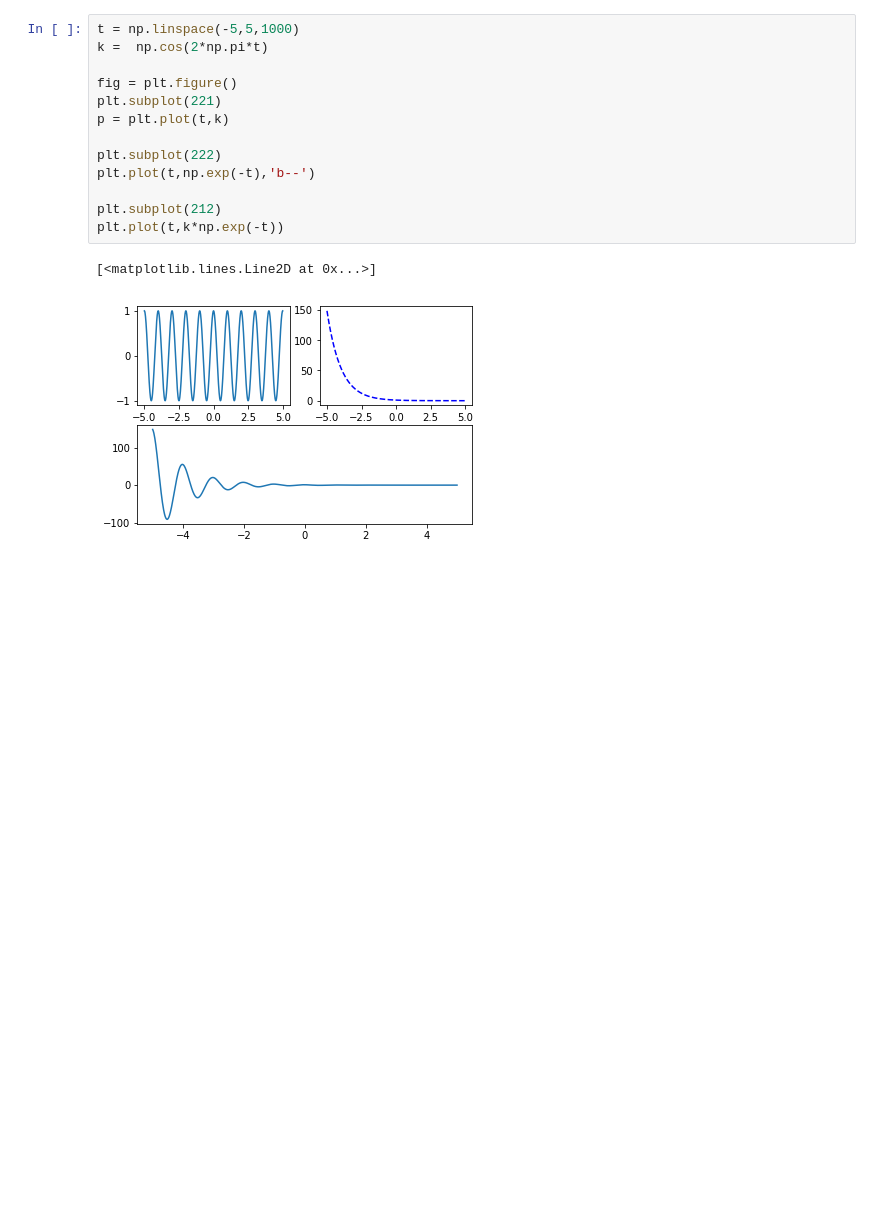
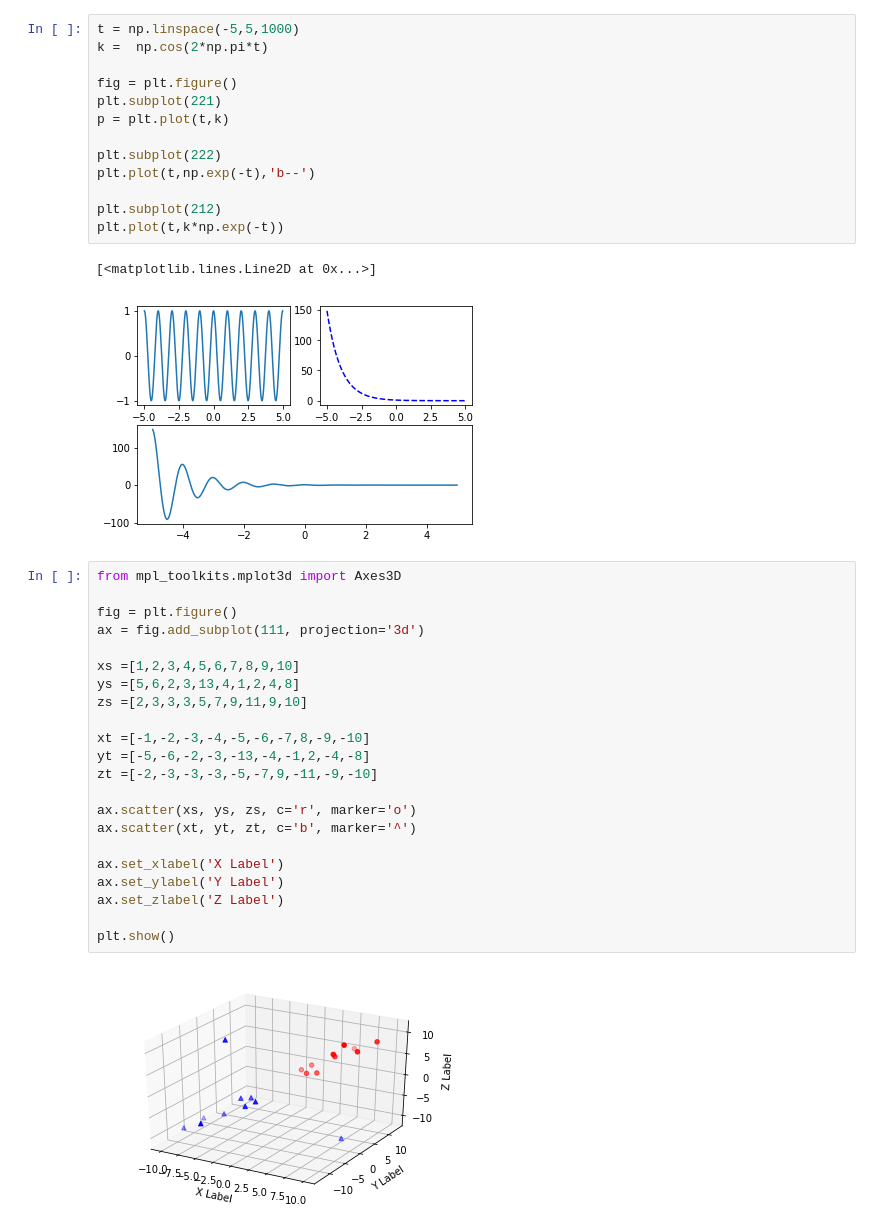
Before and after one commit to mshilpaa/machine_learning, a Jupyter notebook: matplotlib tutorial.ipynb, the cells around one changed output. Drawn from its saved outputs; the diff is of its cells as text; blank space fills up the shorter version.

```diff
--- a/matplotlib tutorial.ipynb
+++ b/matplotlib tutorial.ipynb
@@ -124,3 +124,27 @@ plt.plot(t,k*np.exp(-t))
 # %% [output]
 [<matplotlib.lines.Line2D at 0x...>]
 [figure]
+# %%
+from mpl_toolkits.mplot3d import Axes3D
+
+fig = plt.figure()
+ax = fig.add_subplot(111, projection='3d')
+
+xs =[1,2,3,4,5,6,7,8,9,10]
+ys =[5,6,2,3,13,4,1,2,4,8]
+zs =[2,3,3,3,5,7,9,11,9,10]
+
+xt =[-1,-2,-3,-4,-5,-6,-7,8,-9,-10]
+yt =[-5,-6,-2,-3,-13,-4,-1,2,-4,-8]
+zt =[-2,-3,-3,-3,-5,-7,9,-11,-9,-10]
+
+ax.scatter(xs, ys, zs, c='r', marker='o')
+ax.scatter(xt, yt, zt, c='b', marker='^')
+
+ax.set_xlabel('X Label')
+ax.set_ylabel('Y Label')
+ax.set_zlabel('Z Label')
+
+plt.show()
+# %% [output]
+[figure, added]
```
Also changed, not shown: 14 other files.
